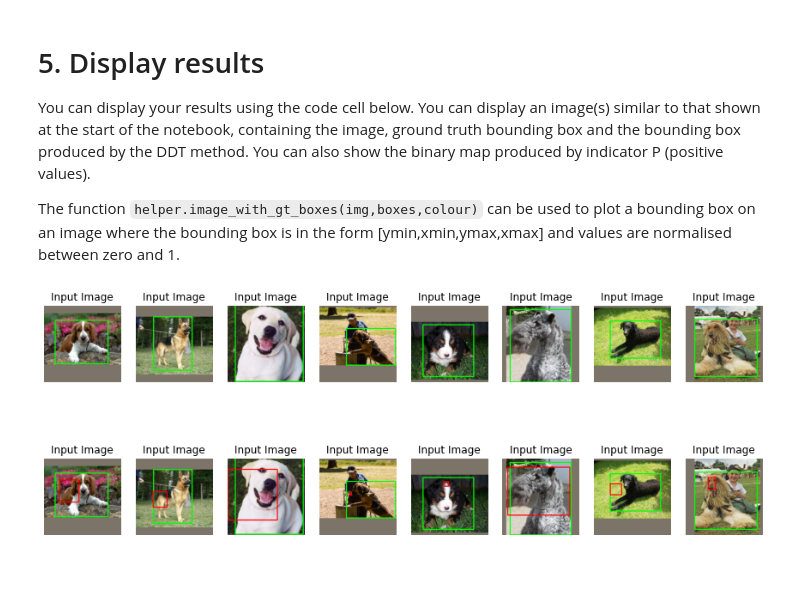
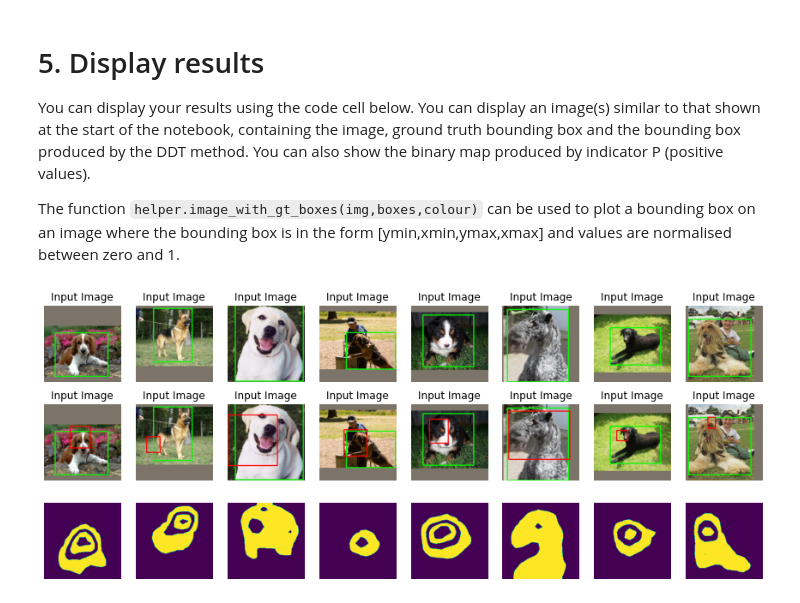
Before and after one commit to tomkeane07/AI-Projects-UL, a Jupyter notebook: semester3/MachineVision/3_Object_co-localisation/Etivity_assignment3.ipynb, the cells around one changed output. Drawn from its saved outputs; the diff is of its cells as text; code cells hidden in the pictures; blank space fills up the shorter version.

```diff
--- a/semester3/MachineVision/3_Object_co-localisation/Etivity_assignment3.ipynb
+++ b/semester3/MachineVision/3_Object_co-localisation/Etivity_assignment3.ipynb
@@ -358,32 +361,35 @@ print(np.shape(binary_imgs_DDT))
 You can display your results using the code cell below. You can display an image(s) similar to that shown at the start of the notebook, containing the image, ground truth bounding box and the bounding box produced by the DDT method. You can also show the binary map produced by indicator P (positive values).
 
 The function `helper.image_with_gt_boxes(img,boxes,colour)` can be used to plot a bounding box on an image where the bounding box is in the form [ymin,xmin,ymax,xmax] and values are normalised between zero and 1.
-# %%
-def draw_bounds(ax, curr_img):
-  # Plot image and show related indicator
-  ax.axis('off')
-  ax.set_title('Input Image')
-  ax.imshow(curr_img)
-
-
-# fig = plt.figure(figsize=(15, 12))
-n=8
-fig, axs = plt.subplots(2,n, figsize=(15, 6))
-
-# Iterate through some images
-for k in range(n):
-  curr_img = np.asarray(helper.unprocess_image(img_batch_test[k, :, :,:]))
-  # draw a green rectangle to visualize the bounding rect
-  curr_img=helper.image_with_gt_boxes(curr_img,batch_boxes_test[k],(0,255,0))
-
-
-  ax = axs[0][k]
-  draw_bounds(ax, curr_img)
-
-
-  # draw a red rectangle to visualize the bounding rect
-  curr_img=helper.image_with_gt_boxes(curr_img,bounding_boxes_DDT[k],(255,0,0))
-  ax = axs[1][k]
-  draw_bounds(ax, curr_img)
-# %% [output]
-[figure, removed]
+# %%
+def draw_bounds(ax, curr_img):
+  # Plot image and show related indicator
+  ax.axis('off')
+  ax.set_title('Input Image')
+  ax.imshow(curr_img)
+
+def display_img_results():
+  ground_truth_img=helper.image_with_gt_boxes(curr_img,batch_boxes_test[k],(0,255,0))
+  ax = axs[0][k]
+  draw_bounds(ax, ground_truth_img)
+
+
+def display_image_bounding_box_results(k, axs, img_batch_test, batch_boxes_test, bounding_boxes_DDT):
+  curr_img = np.asarray(helper.unprocess_image(img_batch_test[k, :, :,:]))
+  for row, color, box_type in zip(axs, [(0,255,0), (255,0,0)], [batch_boxes_test, bounding_boxes_DDT]):
+    curr_img=helper.image_with_gt_boxes(curr_img,box_type[k],color)
+    row_col = row[k]
+    draw_bounds(row_col, curr_img)
+
+
+# fig = plt.figure(figsize=(15, 12))
+n=8
+fig, axs = plt.subplots(3,n, figsize=(15, 6))
+
+# Iterate through some images
+for k in range(n):
+  display_image_bounding_box_results(k, axs[:2], img_batch_test, batch_boxes_test, bounding_boxes_DDT)
+  axs[2][k].imshow(binary_imgs_DDT[k])
+  axs[2][k].axis('off')
+# %% [output]
+[figure, added]
```
Also changed, not shown: parts of 10 cells of this notebook.
